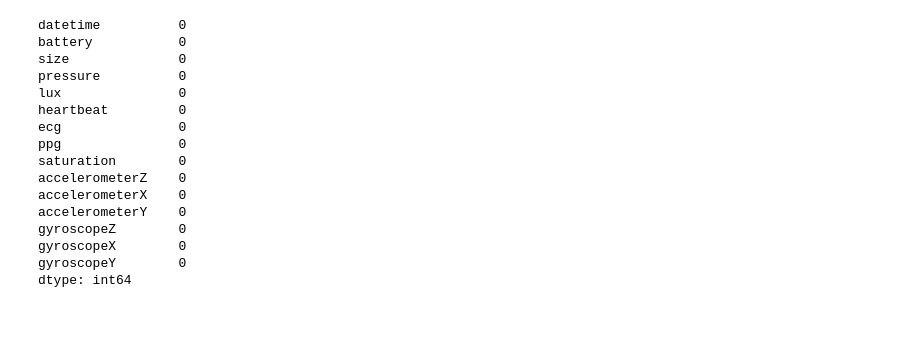
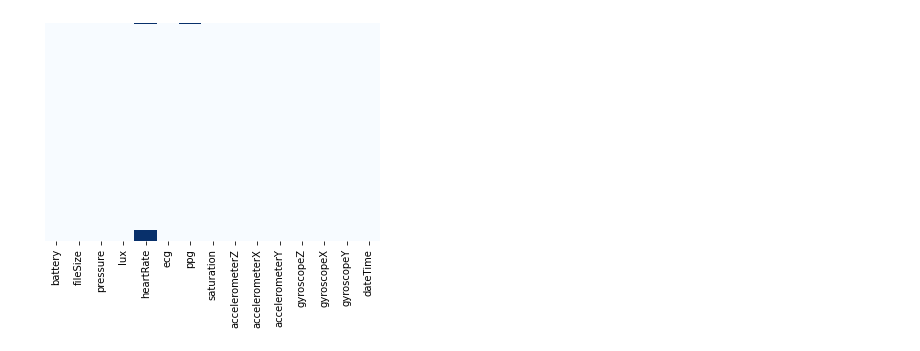
Before and after one commit to Mat-Nishi/WearableEDA, a Jupyter notebook: loggerEDA.ipynb, the cells around one changed output. Cells and saved outputs as stored; diff of their text form; code cells hidden in the pictures; blank space fills up the shorter version.

```diff
--- a/loggerEDA.ipynb
+++ b/loggerEDA.ipynb
@@ -88,25 +160,10 @@ memory usage: 999.9 KB
 # %%
-#substituindo os valores faltantes pela media da coluna (caso nao existam nao e necessario executar essa celula)
-#obs: apenas valido para valores numericos
-num_col = [] # lista com as colunas que possuem valores faltantes
-for col in num_col:
-    df[col]=pd.to_numeric(df[col])
-    df[col].fillna(df[col].mean(), inplace=True)
-df.isna().sum()
+#substituindo leituras erroneas por NaN
+df.ecg.replace(0, np.nan, inplace=True)
+df.ppg.replace(0, np.nan, inplace=True)
+df.heartRate.replace(0, np.nan, inplace=True)
+hm = sns.heatmap(df.isnull(),cbar=False,yticklabels=False,cmap = 'Blues')
+figure = hm.get_figure()
+figure.savefig('graphs/missing.png', bbox_inches='tight', dpi=800)
 # %% [output]
-datetime          0
-battery           0
-size              0
-pressure          0
-lux               0
-heartbeat         0
-ecg               0
-ppg               0
-saturation        0
-accelerometerZ    0
-accelerometerX    0
-accelerometerY    0
-gyroscopeZ        0
-gyroscopeX        0
-gyroscopeY        0
-dtype: int64
+[figure, added]
```
Also changed, not shown: parts of 30 cells of this notebook, 9 other files.
